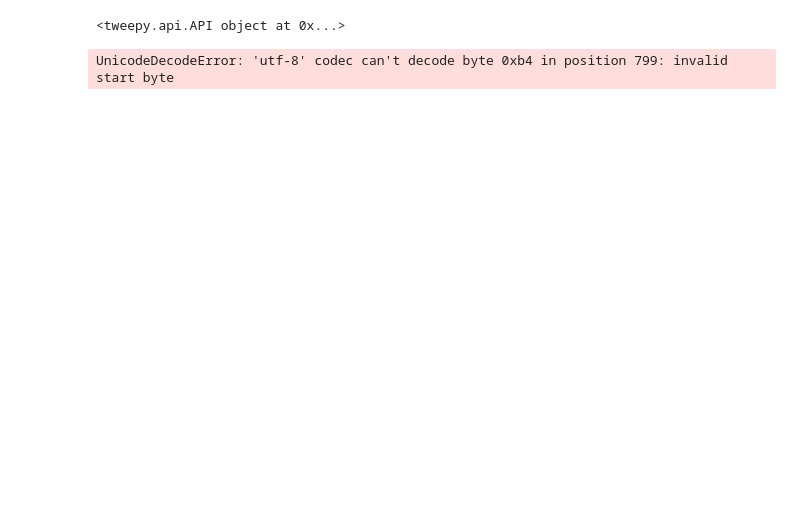
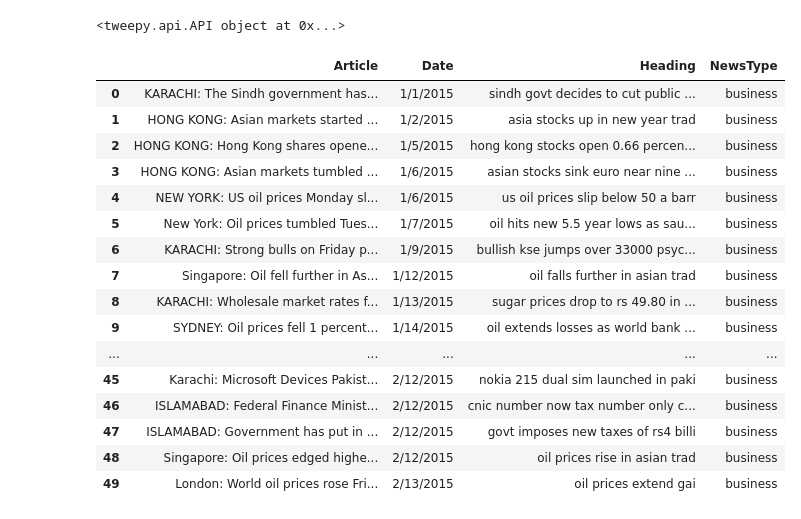
Before and after one commit to ifroman/Team-Buzz-COGS-Project, a Jupyter notebook: Playing-Around.ipynb, the cells around one changed output. Saved outputs shown, nothing was run; the diff lists cells and outputs as text; code cells hidden in the pictures; blank space fills up the shorter version.

```diff
--- a/Playing-Around.ipynb
+++ b/Playing-Around.ipynb
@@ -59,8 +59,25 @@ class StdOutListener(StreamListener):
     #Override, print out status message for error
     def on_error(self,status):
         print(status)
-# %%
-data = pd.read_csv("Articles.csv")
-data.head()
-# %% [output]
-UnicodeDecodeError: 'utf-8' codec can't decode byte 0xb4 in position 799: invalid start byte
+# %%
+# Load CSV file with news articles 2015-date
+dat = pd.read_csv("Articles.csv")
+dat.head(50)
+# %% [output]
+|  | Article | Date | Heading | NewsType |
+| 0 | KARACHI: The Sindh government has... | 1/1/2015 | sindh govt decides to cut public ... | business |
+| 1 | HONG KONG: Asian markets started ... | 1/2/2015 | asia stocks up in new year trad | business |
+| 2 | HONG KONG: Hong Kong shares opene... | 1/5/2015 | hong kong stocks open 0.66 percen... | business |
+| 3 | HONG KONG: Asian markets tumbled ... | 1/6/2015 | asian stocks sink euro near nine ... | business |
+| 4 | NEW YORK: US oil prices Monday sl... | 1/6/2015 | us oil prices slip below 50 a barr | business |
+| 5 | New York: Oil prices tumbled Tues... | 1/7/2015 | oil hits new 5.5 year lows as sau... | business |
+| 6 | KARACHI: Strong bulls on Friday p... | 1/9/2015 | bullish kse jumps over 33000 psyc... | business |
+| 7 | Singapore: Oil fell further in As... | 1/12/2015 | oil falls further in asian trad | business |
+| 8 | KARACHI: Wholesale market rates f... | 1/13/2015 | sugar prices drop to rs 49.80 in ... | business |
+| 9 | SYDNEY: Oil prices fell 1 percent... | 1/14/2015 | oil extends losses as world bank ... | business |
+| ... | ... | ... | ... | ... |
+| 45 | Karachi: Microsoft Devices Pakist... | 2/12/2015 | nokia 215 dual sim launched in paki | business |
+| 46 | ISLAMABAD: Federal Finance Minist... | 2/12/2015 | cnic number now tax number only c... | business |
+| 47 | ISLAMABAD: Government has put in ... | 2/12/2015 | govt imposes new taxes of rs4 billi | business |
+| 48 | Singapore: Oil prices edged highe... | 2/12/2015 | oil prices rise in asian trad | business |
+| 49 | London: World oil prices rose Fri... | 2/13/2015 | oil prices extend gai | business |
```
Also changed, not shown: parts of 3 cells of this notebook, 6 other files.
